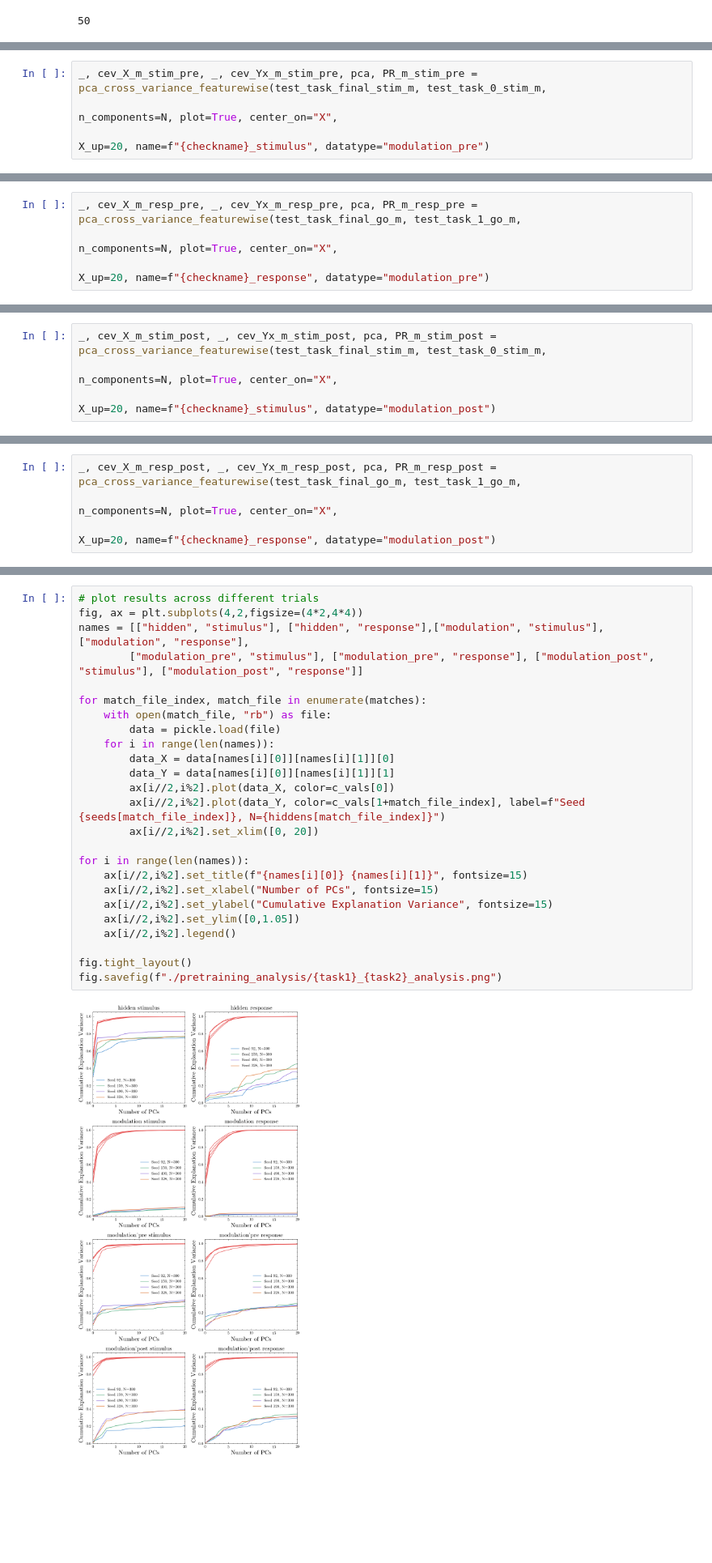
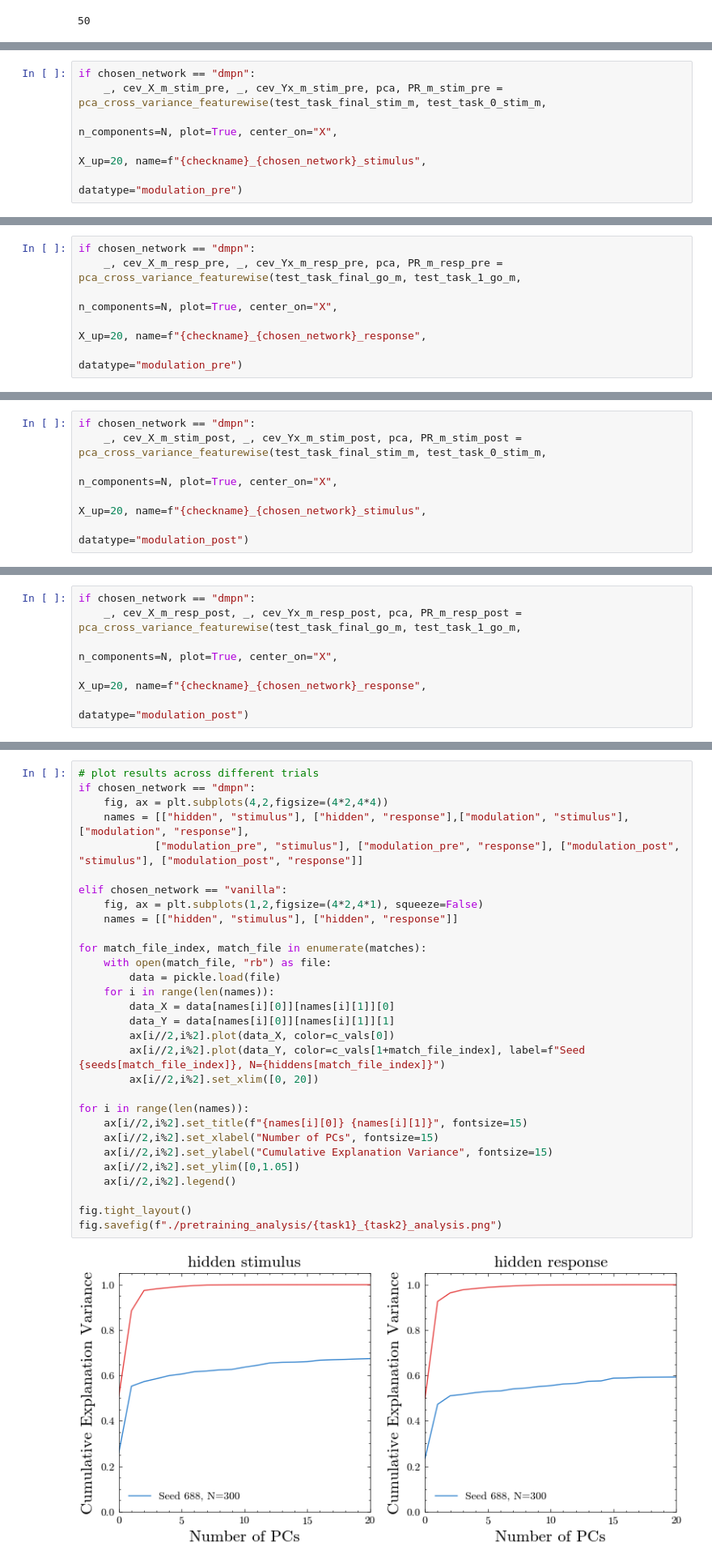
Before and after one commit to AllenInstitute/MultiTaskMPN, a Jupyter notebook: pretraining_analysis.ipynb, the cells around one changed output, grey strips where cells are left out. Shown at 81% size. Saved outputs shown, nothing was run; the diff lists cells and outputs as text; blank space fills up the shorter version.

```diff
--- a/pretraining_analysis.ipynb
+++ b/pretraining_analysis.ipynb
@@ -376,4 +380,6 @@ _, cev_X_m_resp, _, cev_Yx_m_resp, pca, PR_m_resp = pca_cross_variance_featurewi
 # %%
-_, cev_X_m_stim_pre, _, cev_Yx_m_stim_pre, pca, PR_m_stim_pre = pca_cross_variance_featurewise(test_task_final_stim_m, test_task_0_stim_m,
-                                                                                               n_components=N, plot=True, center_on="X",
-                                                                                               X_up=20, name=f"{checkname}_stimulus", datatype="modulation_pre")
+if chosen_network == "dmpn":
+    _, cev_X_m_stim_pre, _, cev_Yx_m_stim_pre, pca, PR_m_stim_pre = pca_cross_variance_featurewise(test_task_final_stim_m, test_task_0_stim_m,
+                                                                                                   n_components=N, plot=True, center_on="X",
+                                                                                                   X_up=20, name=f"{checkname}_{chosen_network}_stimulus",
+                                                                                                   datatype="modulation_pre")
@@ -382,4 +386,6 @@ _, cev_X_m_stim_pre, _, cev_Yx_m_stim_pre, pca, PR_m_stim_pre = pca_cross_varian
 # %%
-_, cev_X_m_resp_pre, _, cev_Yx_m_resp_pre, pca, PR_m_resp_pre = pca_cross_variance_featurewise(test_task_final_go_m, test_task_1_go_m,
-                                                                                               n_components=N, plot=True, center_on="X",
-                                                                                               X_up=20, name=f"{checkname}_response", datatype="modulation_pre")
+if chosen_network == "dmpn":
+    _, cev_X_m_resp_pre, _, cev_Yx_m_resp_pre, pca, PR_m_resp_pre = pca_cross_variance_featurewise(test_task_final_go_m, test_task_1_go_m,
+                                                                                                   n_components=N, plot=True, center_on="X",
+                                                                                                   X_up=20, name=f"{checkname}_{chosen_network}_response",
+                                                                                                   datatype="modulation_pre")
@@ -388,4 +392,6 @@ _, cev_X_m_resp_pre, _, cev_Yx_m_resp_pre, pca, PR_m_resp_pre = pca_cross_varian
 # %%
-_, cev_X_m_stim_post, _, cev_Yx_m_stim_post, pca, PR_m_stim_post = pca_cross_variance_featurewise(test_task_final_stim_m, test_task_0_stim_m,
-                                                                                                  n_components=N, plot=True, center_on="X",
-                                                                                                  X_up=20, name=f"{checkname}_stimulus", datatype="modulation_post")
+if chosen_network == "dmpn":
+    _, cev_X_m_stim_post, _, cev_Yx_m_stim_post, pca, PR_m_stim_post = pca_cross_variance_featurewise(test_task_final_stim_m, test_task_0_stim_m,
+                                                                                                      n_components=N, plot=True, center_on="X",
+                                                                                                      X_up=20, name=f"{checkname}_{chosen_network}_stimulus",
+                                                                                                      datatype="modulation_post")
@@ -394,4 +398,6 @@ _, cev_X_m_stim_post, _, cev_Yx_m_stim_post, pca, PR_m_stim_post = pca_cross_var
 # %%
-_, cev_X_m_resp_post, _, cev_Yx_m_resp_post, pca, PR_m_resp_post = pca_cross_variance_featurewise(test_task_final_go_m, test_task_1_go_m,
-                                                                                                  n_components=N, plot=True, center_on="X",
-                                                                                                  X_up=20, name=f"{checkname}_response", datatype="modulation_post")
+if chosen_network == "dmpn":
+    _, cev_X_m_resp_post, _, cev_Yx_m_resp_post, pca, PR_m_resp_post = pca_cross_variance_featurewise(test_task_final_go_m, test_task_1_go_m,
+                                                                                                      n_components=N, plot=True, center_on="X",
+                                                                                                      X_up=20, name=f"{checkname}_{chosen_network}_response",
+                                                                                                      datatype="modulation_post")
@@ -447,27 +456,32 @@ matches
 # %%
 # plot results across different trials
-fig, ax = plt.subplots(4,2,figsize=(4*2,4*4))
-names = [["hidden", "stimulus"], ["hidden", "response"],["modulation", "stimulus"], ["modulation", "response"],
-        ["modulation_pre", "stimulus"], ["modulation_pre", "response"], ["modulation_post", "stimulus"], ["modulation_post", "response"]]
+if chosen_network == "dmpn":
+    fig, ax = plt.subplots(4,2,figsize=(4*2,4*4))
+    names = [["hidden", "stimulus"], ["hidden", "response"],["modulation", "stimulus"], ["modulation", "response"],
+            ["modulation_pre", "stimulus"], ["modulation_pre", "response"], ["modulation_post", "stimulus"], ["modulation_post", "response"]]
+
+elif chosen_network == "vanilla":
+    fig, ax = plt.subplots(1,2,figsize=(4*2,4*1), squeeze=False)
+    names = [["hidden", "stimulus"], ["hidden", "response"]]
 
 for match_file_index, match_file in enumerate(matches):
     with open(match_file, "rb") as file:
         data = pickle.load(file)
     for i in range(len(names)):
         data_X = data[names[i][0]][names[i][1]][0]
         data_Y = data[names[i][0]][names[i][1]][1]
         ax[i//2,i%2].plot(data_X, color=c_vals[0])
         ax[i//2,i%2].plot(data_Y, color=c_vals[1+match_file_index], label=f"Seed {seeds[match_file_index]}, N={hiddens[match_file_index]}")
         ax[i//2,i%2].set_xlim([0, 20])
 
 for i in range(len(names)):
     ax[i//2,i%2].set_title(f"{names[i][0]} {names[i][1]}", fontsize=15)
     ax[i//2,i%2].set_xlabel("Number of PCs", fontsize=15)
     ax[i//2,i%2].set_ylabel("Cumulative Explanation Variance", fontsize=15)
     ax[i//2,i%2].set_ylim([0,1.05])
     ax[i//2,i%2].legend()
 
 fig.tight_layout()
 fig.savefig(f"./pretraining_analysis/{task1}_{task2}_analysis.png")
 # %% [output]
-[figure, old version]
+[figure, new version]
```
Also changed, not shown: parts of 16 cells of this notebook, 2 other files.
